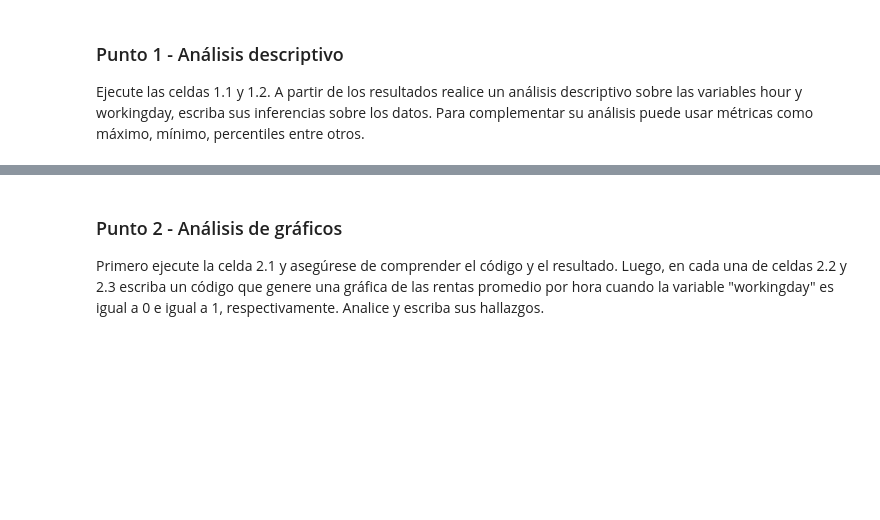
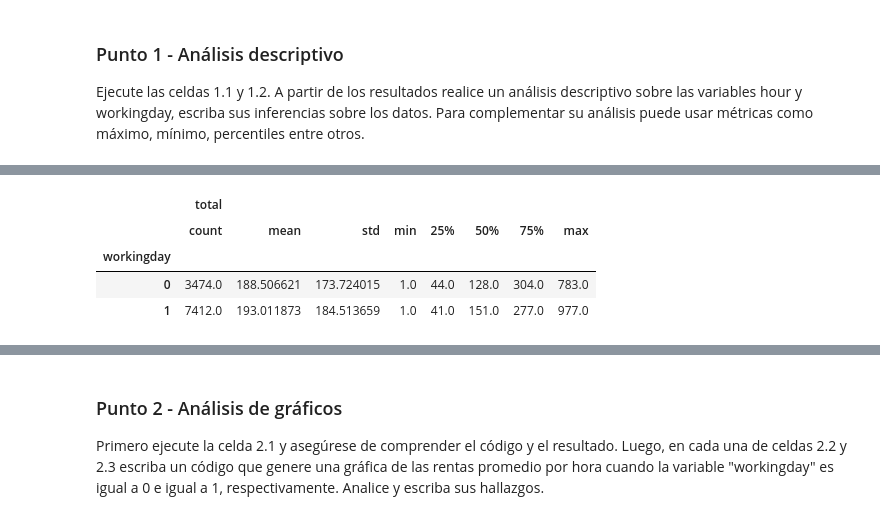
Before and after one commit to alvaropabon/MIAD_ML_and_NLP, a Jupyter notebook: Semana 1/S1TC1_arboles_ensamblajes.ipynb, the cells around one changed output, grey strips where cells are left out. Cells and saved outputs as stored; diff of their text form; code cells hidden in the pictures; blank space fills up the shorter version.

```diff
--- a/Semana 1/S1TC1_arboles_ensamblajes.ipynb
+++ b/Semana 1/S1TC1_arboles_ensamblajes.ipynb
@@ -50,0 +74,8 @@ bikes.groupby('hour').total.mean()
+# %%
+bikes[['workingday', 'total']].groupby('workingday').describe()
+# %% [output]
+|  | total |  |  |  |  |  |  |  |
+|  | count | mean | std | min | 25% | 50% | 75% | max |
+| workingday |  |  |  |  |  |  |  |  |
+| 0 | 3474.0 | 188.506621 | 173.724015 | 1.0 | 44.0 | 128.0 | 304.0 | 783.0 |
+| 1 | 7412.0 | 193.011873 | 184.513659 | 1.0 | 41.0 | 151.0 | 277.0 | 977.0 |
```
Also changed, not shown: parts of 10 cells of this notebook.
